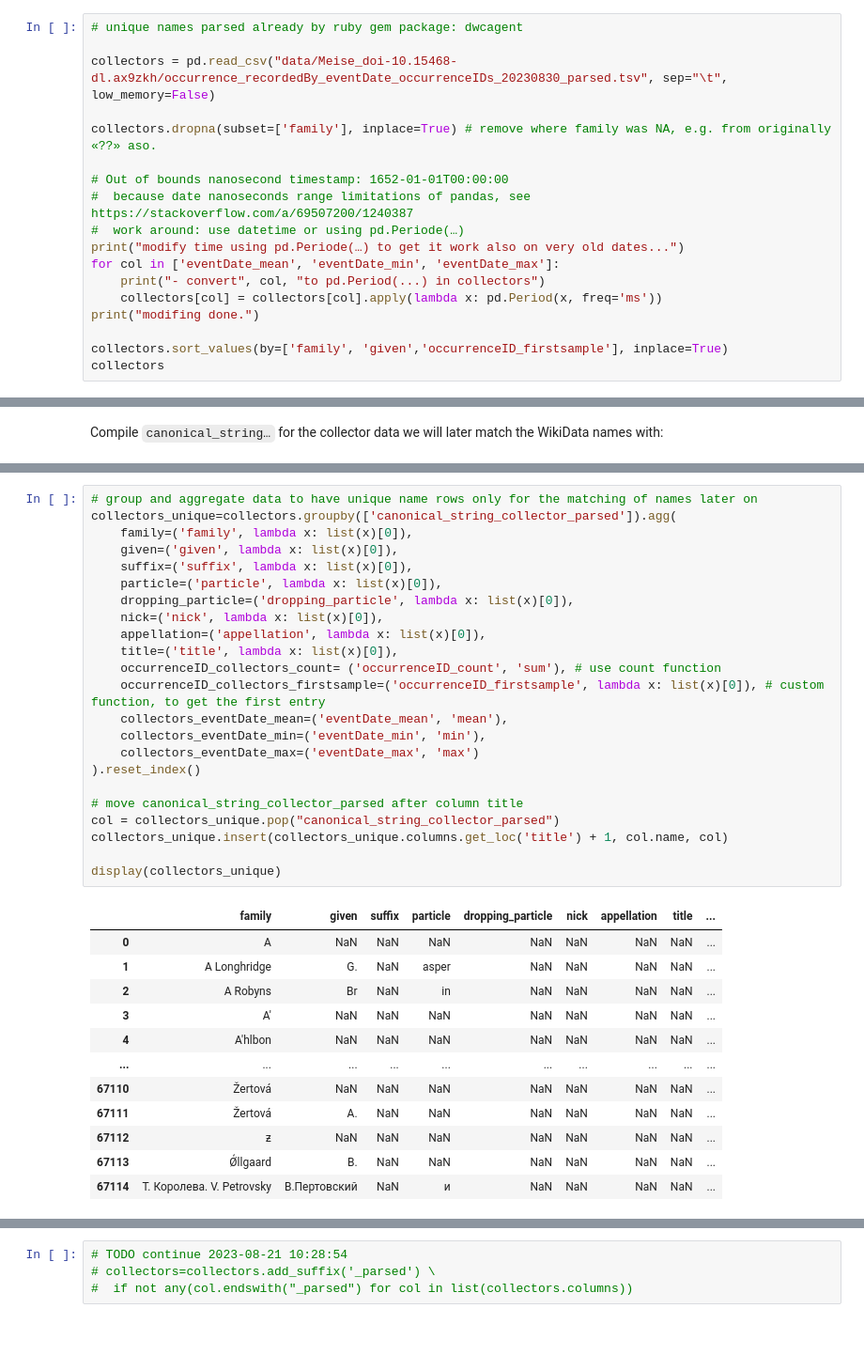
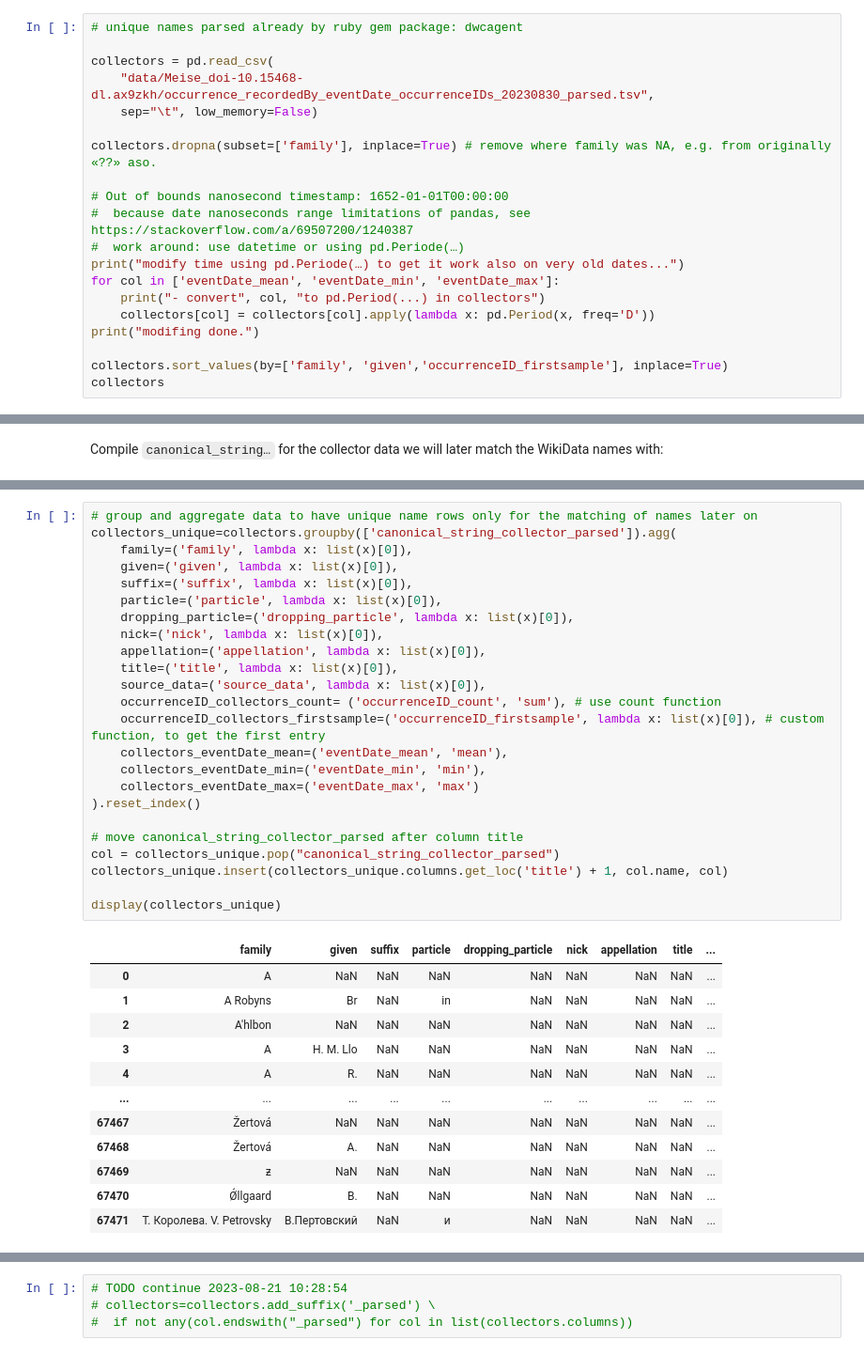
Before and after one commit to infinite-dao/collector-matching, a Jupyter notebook: match_names_Meise-dwcagent-parsed-eventDate_vs_WikiData_cosine-similarity.ipynb, the cells around one changed output, grey strips where cells are left out. Shown: that part at 94% size. Cells and saved outputs as stored; diff of their text form.

```diff
--- a/match_names_Meise-dwcagent-parsed-eventDate_vs_WikiData_cosine-similarity.ipynb
+++ b/match_names_Meise-dwcagent-parsed-eventDate_vs_WikiData_cosine-similarity.ipynb
@@ -94,7 +95,9 @@ refactor df_avh['label'] = → = collectors['canonical_string_collector_parsed']
 # %%
 # unique names parsed already by ruby gem package: dwcagent
 
-collectors = pd.read_csv("data/Meise_doi-10.15468-dl.ax9zkh/occurrence_recordedBy_eventDate_occurrenceIDs_20230830_parsed.tsv", sep="\t", low_memory=False)
+collectors = pd.read_csv(
+    "data/Meise_doi-10.15468-dl.ax9zkh/occurrence_recordedBy_eventDate_occurrenceIDs_20230830_parsed.tsv",
+    sep="\t", low_memory=False)
 
 collectors.dropna(subset=['family'], inplace=True) # remove where family was NA, e.g. from originally «??» aso.
 
@@ -104,7 +107,7 @@ collectors.dropna(subset=['family'], inplace=True) # remove where family was NA,
 print("modify time using pd.Periode(…) to get it work also on very old dates...")
 for col in ['eventDate_mean', 'eventDate_min', 'eventDate_max']:
     print("- convert", col, "to pd.Period(...) in collectors")
-    collectors[col] = collectors[col].apply(lambda x: pd.Period(x, freq='ms'))
+    collectors[col] = collectors[col].apply(lambda x: pd.Period(x, freq='D'))
 print("modifing done.")
 
 collectors.sort_values(by=['family', 'given','occurrenceID_firstsample'], inplace=True)
@@ -213,36 +229,37 @@ collectors.tail()
 # %%
 # group and aggregate data to have unique name rows only for the matching of names later on
 collectors_unique=collectors.groupby(['canonical_string_collector_parsed']).agg(
     family=('family', lambda x: list(x)[0]),
     given=('given', lambda x: list(x)[0]),
     suffix=('suffix', lambda x: list(x)[0]),
     particle=('particle', lambda x: list(x)[0]),
     dropping_particle=('dropping_particle', lambda x: list(x)[0]),
     nick=('nick', lambda x: list(x)[0]),
     appellation=('appellation', lambda x: list(x)[0]),
     title=('title', lambda x: list(x)[0]),
+    source_data=('source_data', lambda x: list(x)[0]),
     occurrenceID_collectors_count= ('occurrenceID_count', 'sum'), # use count function
     occurrenceID_collectors_firstsample=('occurrenceID_firstsample', lambda x: list(x)[0]), # custom function, to get the first entry
     collectors_eventDate_mean=('eventDate_mean', 'mean'),
     collectors_eventDate_min=('eventDate_min', 'min'),
     collectors_eventDate_max=('eventDate_max', 'max')
 ).reset_index()
 
 # move canonical_string_collector_parsed after column title
 col = collectors_unique.pop("canonical_string_collector_parsed")
 collectors_unique.insert(collectors_unique.columns.get_loc('title') + 1, col.name, col)
 
 display(collectors_unique)
 # %% [output]
 |  | family | given | suffix | particle | dropping_particle | nick | appellation | title | ... |
 | 0 | A | NaN | NaN | NaN | NaN | NaN | NaN | NaN | ... |
-| 1 | A Longhridge | G. | NaN | asper | NaN | NaN | NaN | NaN | ... |
-| 2 | A Robyns | Br | NaN | in | NaN | NaN | NaN | NaN | ... |
-| 3 | A' | NaN | NaN | NaN | NaN | NaN | NaN | NaN | ... |
-| 4 | A'hlbon | NaN | NaN | NaN | NaN | NaN | NaN | NaN | ... |
+| 1 | A Robyns | Br | NaN | in | NaN | NaN | NaN | NaN | ... |
+| 2 | A'hlbon | NaN | NaN | NaN | NaN | NaN | NaN | NaN | ... |
+| 3 | A | H. M. Llo | NaN | NaN | NaN | NaN | NaN | NaN | ... |
+| 4 | A | R. | NaN | NaN | NaN | NaN | NaN | NaN | ... |
 | ... | ... | ... | ... | ... | ... | ... | ... | ... | ... |
-| 67110 | Žertová | NaN | NaN | NaN | NaN | NaN | NaN | NaN | ... |
-| 67111 | Žertová | A. | NaN | NaN | NaN | NaN | NaN | NaN | ... |
-| 67112 | ƶ | NaN | NaN | NaN | NaN | NaN | NaN | NaN | ... |
-| 67113 | Ǿllgaard | B. | NaN | NaN | NaN | NaN | NaN | NaN | ... |
-| 67114 | Т. Королева. V. Petrovsky | В.Пертовский | NaN | и | NaN | NaN | NaN | NaN | ... |
+| 67467 | Žertová | NaN | NaN | NaN | NaN | NaN | NaN | NaN | ... |
+| 67468 | Žertová | A. | NaN | NaN | NaN | NaN | NaN | NaN | ... |
+| 67469 | ƶ | NaN | NaN | NaN | NaN | NaN | NaN | NaN | ... |
+| 67470 | Ǿllgaard | B. | NaN | NaN | NaN | NaN | NaN | NaN | ... |
+| 67471 | Т. Королева. V. Petrovsky | В.Пертовский | NaN | и | NaN | NaN | NaN | NaN | ... |
```
Also changed, not shown: parts of 24 cells of this notebook, 7 other files.
